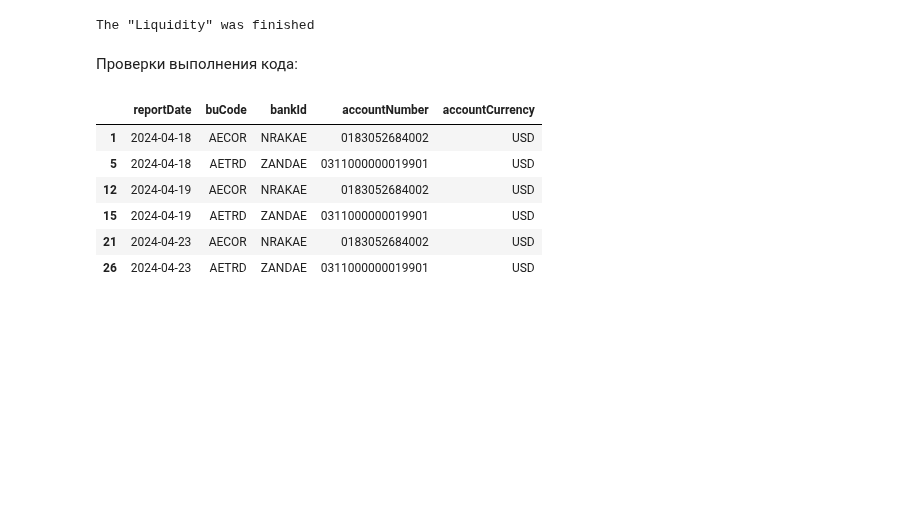
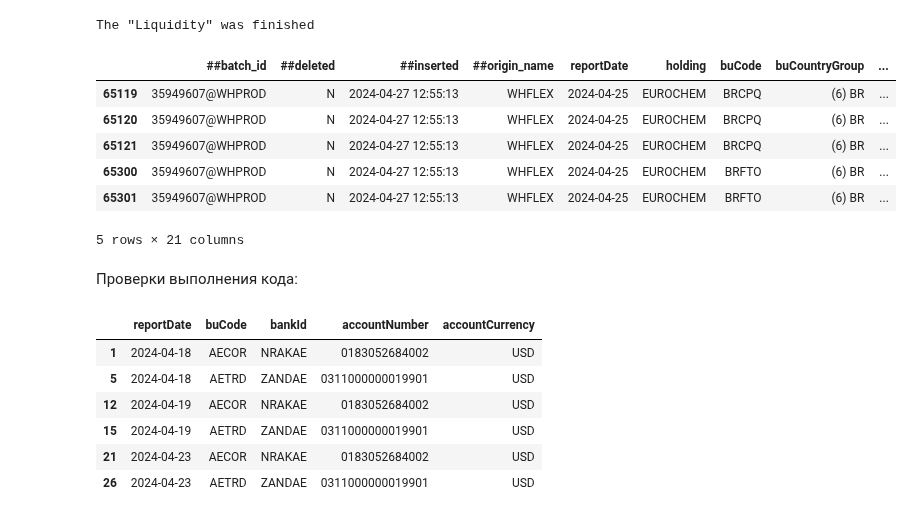
Before and after one commit to Lirollel/Work_AIM_Jupyter-Python-Pandas, a Jupyter notebook: Liquidity/Total.ipynb, the cells around one changed output. Drawn from its saved outputs; the diff is of its cells as text; code cells hidden in the pictures; blank space fills up the shorter version.

```diff
--- a/Liquidity/Total.ipynb
+++ b/Liquidity/Total.ipynb
@@ -370,6 +377,18 @@ data_cash.shape, data_overdraft.shape, data_total.shape
 print('The "Liquidity" was finished')
 # %% [output]
 The "Liquidity" was finished
+# %%
+data_missing_records.columns
+# data_missing_records.accountStatus
+data_missing_records
+# %% [output]
+|  | ##batch_id | ##deleted | ##inserted | ##origin_name | reportDate | holding | buCode | buCountryGroup | ... |
+| 65119 | 35949607@WHPROD | N | 2024-04-27 12:55:13 | WHFLEX | 2024-04-25 | EUROCHEM | BRCPQ | (6) BR | ... |
+| 65120 | 35949607@WHPROD | N | 2024-04-27 12:55:13 | WHFLEX | 2024-04-25 | EUROCHEM | BRCPQ | (6) BR | ... |
+| 65121 | 35949607@WHPROD | N | 2024-04-27 12:55:13 | WHFLEX | 2024-04-25 | EUROCHEM | BRCPQ | (6) BR | ... |
+| 65300 | 35949607@WHPROD | N | 2024-04-27 12:55:13 | WHFLEX | 2024-04-25 | EUROCHEM | BRFTO | (6) BR | ... |
+| 65301 | 35949607@WHPROD | N | 2024-04-27 12:55:13 | WHFLEX | 2024-04-25 | EUROCHEM | BRFTO | (6) BR | ... |
+5 rows × 21 columns
 # %% [markdown]
 Проверки выполнения кода:
 # %%
```
Also changed, not shown: parts of 4 cells of this notebook, 2 other files.
